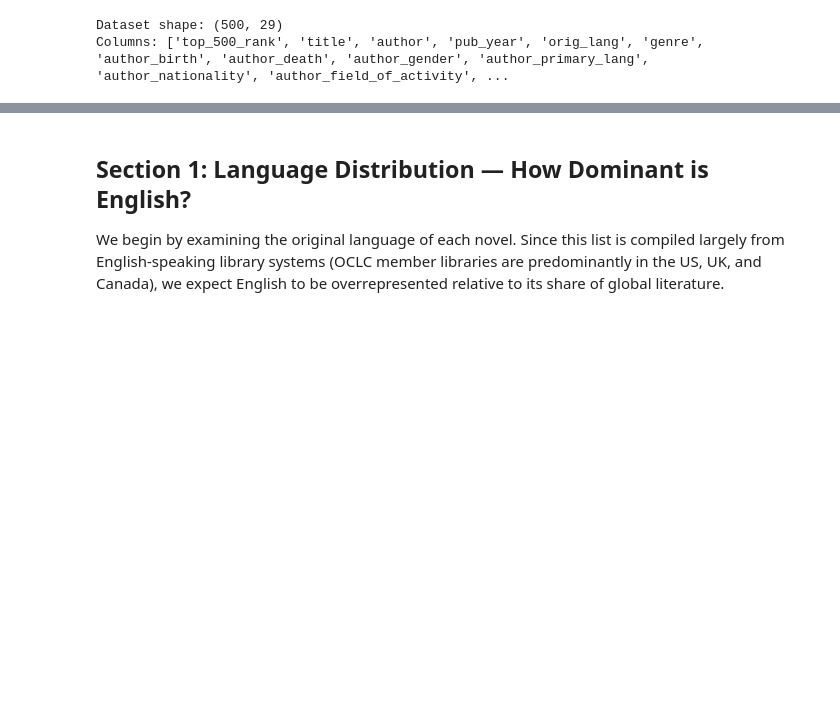
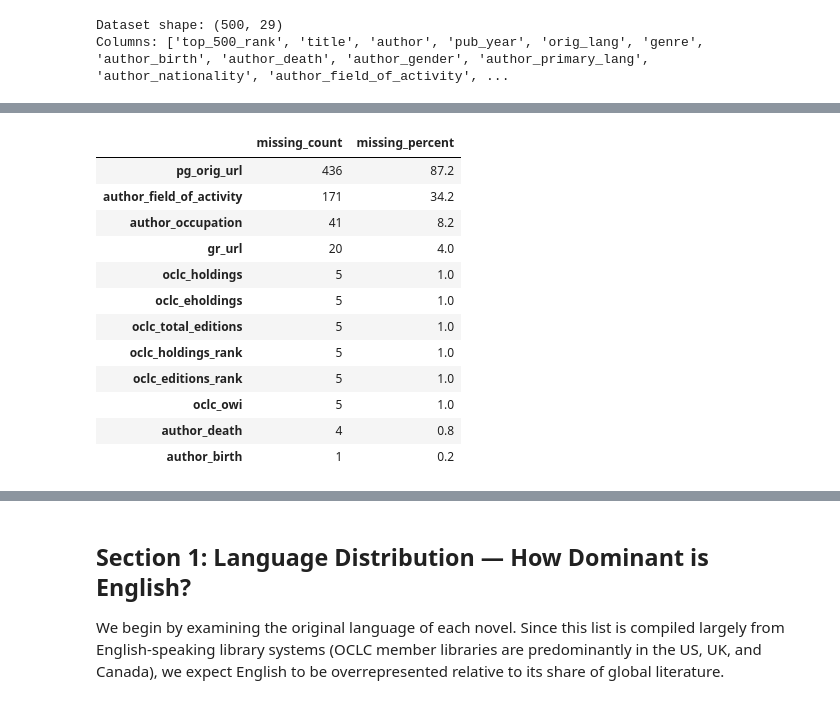
Before and after one commit to Cynthia387/is310-coding-assignments, a Jupyter notebook: pandas-eda/Literature.ipynb, the cells around one changed output, grey strips where cells are left out. Drawn from its saved outputs; the diff is of its cells as text; code cells hidden in the pictures; blank space fills up the shorter version.

```diff
--- a/pandas-eda/Literature.ipynb
+++ b/pandas-eda/Literature.ipynb
@@ -27,0 +65,24 @@ Columns: ['top_500_rank', 'title', 'author', 'pub_year', 'orig_lang', 'genre', '
+# %%
+# Missing values
+missing = top_novels_df.isna().sum()
+missing_pct = (missing / len(top_novels_df) * 100).round(1)
+missing_df = pd.DataFrame({
+    'missing_count': missing,
+    'missing_percent': missing_pct
+}).query('missing_count > 0').sort_values('missing_count', ascending=False)
+
+missing_df
+# %% [output]
+|  | missing_count | missing_percent |
+| pg_orig_url | 436 | 87.2 |
+| author_field_of_activity | 171 | 34.2 |
+| author_occupation | 41 | 8.2 |
+| gr_url | 20 | 4.0 |
+| oclc_holdings | 5 | 1.0 |
+| oclc_eholdings | 5 | 1.0 |
+| oclc_total_editions | 5 | 1.0 |
+| oclc_holdings_rank | 5 | 1.0 |
+| oclc_editions_rank | 5 | 1.0 |
+| oclc_owi | 5 | 1.0 |
+| author_death | 4 | 0.8 |
+| author_birth | 1 | 0.2 |
```
Also changed, not shown: parts of 6 cells of this notebook.
